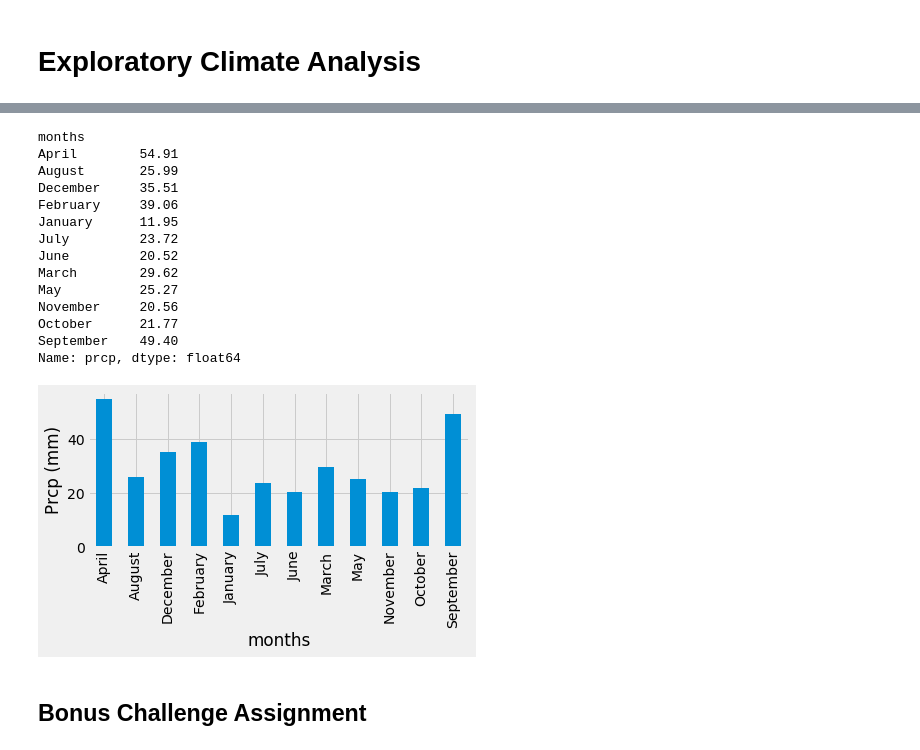
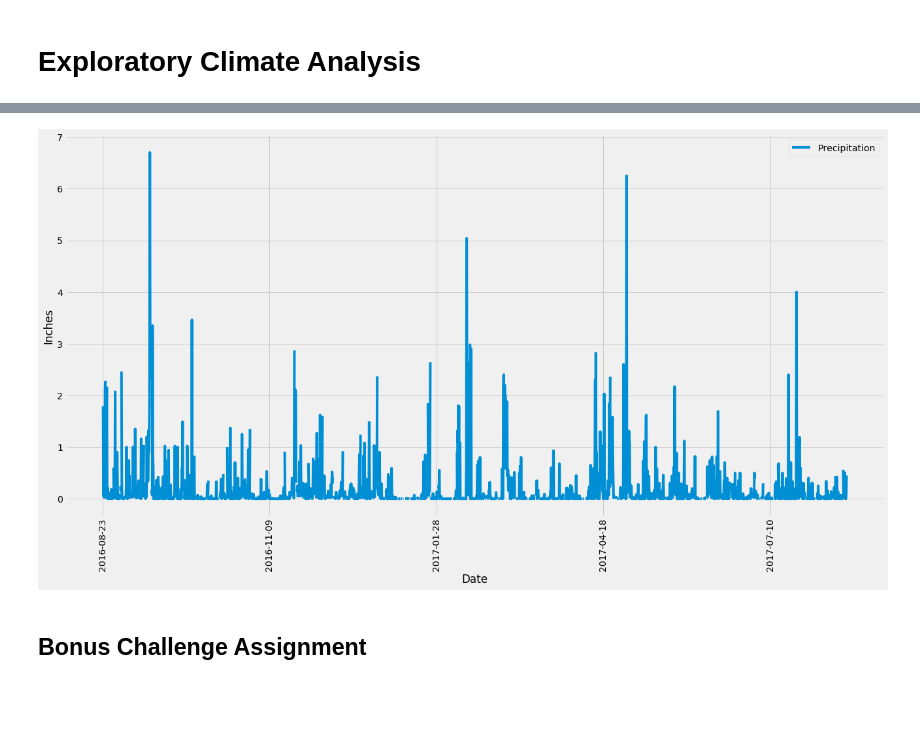
Before and after one commit to gitgranthub/sqlalchemy-challenge, a Jupyter notebook: climate_analysis.ipynb, the cells around one changed output, grey strips where cells are left out. Drawn from its saved outputs; the diff is of its cells as text; code cells hidden in the pictures; blank space fills up the shorter version.

Commit message:
finalizing last 12 prcp months problem and started plotting the results

```diff
--- a/climate_analysis.ipynb
+++ b/climate_analysis.ipynb
@@ -107,8 +75,20 @@ last_twlv
+# %%
+# Perform a query to retrieve the data and precipitation scores
+# Many props to David Fried (from my group one project) for talking me through this section and his awesome code!
+last_date = str(last_date).replace(')','').replace('(','').replace("'",'')
+year, month, day = str(last_date).split('-')
+year = int(year) - 1
+month = month.replace(',','')
+day = day.replace(',','')
+year_ago = dt.date(year, int(month), int(day))
+dates = []
+precipitation = []
+for row in session.query(Measurement.date, Measurement.prcp).filter(Measurement.date >= year_ago):
+    dates.append(row[0])
+    precipitation.append(row[1])
 # %%
 # Save the query results as a Pandas DataFrame and set the index to the date column
-df = pd.DataFrame(last_twlv, columns=['date','prcp'])
+df = pd.DataFrame({'Date': dates, 'Precipitation': precipitation}).set_index('Date')
 # %%
 # Sort the dataframe by date
-#df.sort_values(by='date')
-df.sort_values(by=['date'],inplace = True)
-df.head()
+df.sort_values('Date', inplace=True)
@@ -122,33 +95,10 @@ df.head()
-# %%
-#explicitly convert to date
-df['date'] = pd.to_datetime(df['date'])
-df['months'] = df['date'].apply(lambda x:x.strftime('%B'))
-prcp_month = df.groupby('months')['prcp'].sum()
-
-prcp_month
-# %% [output]
-months
-April        54.91
-August       25.99
-December     35.51
-February     39.06
-January      11.95
-July         23.72
-June         20.52
-March        29.62
-May          25.27
-November     20.56
-October      21.77
-September    49.40
-Name: prcp, dtype: float64
 # %%
 # Use Pandas Plotting with Matplotlib to plot the data
-response_data_frame.plot.bar()
-plt.tight_layout()
-plt.ylabel('Prcp (mm)')
+df.plot(figsize =(20,10), rot=90)
+plt.ylabel('Inches')
 plt.show()
 # %% [output]
-[figure, old version]
+[figure, new version]
 # %%
 # Use Pandas to calcualte the summary statistics for the precipitation data
 # %%
```
Also changed, not shown: parts of 7 cells of this notebook.
